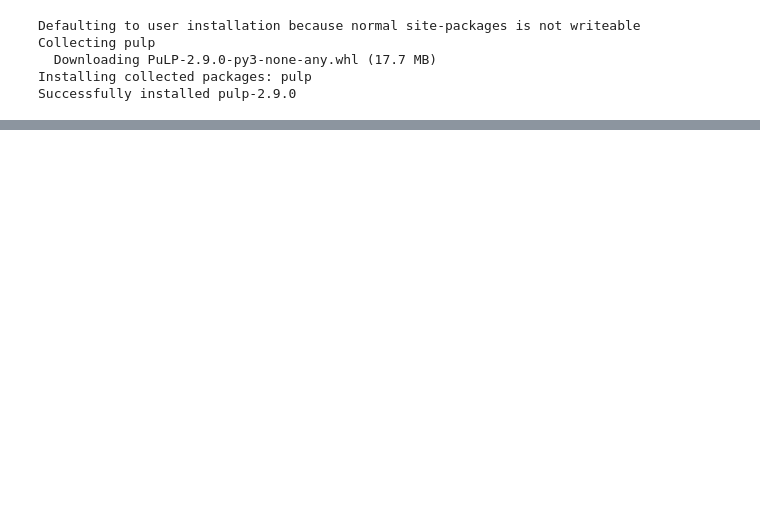
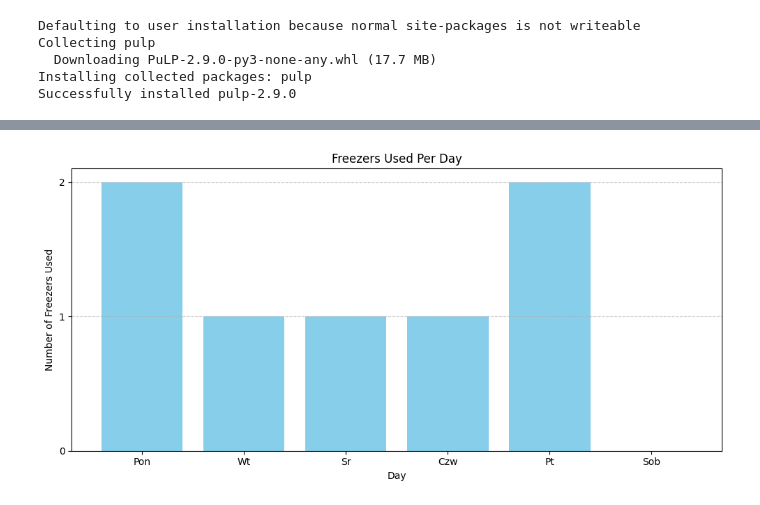
Before and after one commit to Gromiusz/bakery_optimization, a Jupyter notebook: piekarnia_ciasto.ipynb, the cells around one changed output, grey strips where cells are left out. Cells and saved outputs as stored; diff of their text form; code cells hidden in the pictures; blank space fills up the shorter version.

```diff
--- a/piekarnia_ciasto.ipynb
+++ b/piekarnia_ciasto.ipynb
@@ -206,0 +337,96 @@ Rogaliki_z_czekolada Sob        139.0        140.0        140.0      0.0
+# %%
+# Extended Results Display
+print("\nDetailed Results:")
+
+# Fridge usage
+print(f"\n{'Day':<10} {'Fridges Used':<15}")
+for day in days:
+    fridges_used = fridge_count_usage_vars[day].varValue
+    print(f"{day:<10} {fridges_used:<15}")
+
+# Batches produced
+print(f"\n{'Product':<20} {'Day':<10} {'Batches':<10}")
+for product in products:
+    for day in days:
+        batches = batch_vars[product, day].varValue
+        print(f"{product:<20} {day:<10} {batches:<10}")
+
+# Machine usage time
+print(f"\n{'Machine':<15} {'Day':<10} {'Total Time Used (h)':<20}")
+machine_usage = {machine: {day: 0 for day in days} for machine in machines}
+
+for day in days:
+    for subproduct in subproducts:
+        for machine in machines:
+            if machine in production_times[subproduct]:
+                machine_usage[machine][day] += sub_batch_vars[subproduct, day].varValue * production_times[subproduct][machine] / machines_available[machine]
+    for product in products:
+        for machine in machines:
+            if machine in production_times[product]:
+                machine_usage[machine][day] += batch_vars[product, day].varValue * production_times[product][machine] / machines_available[machine]
+
+for machine, usage in machine_usage.items():
+    for day, time_used in usage.items():
+        print(f"{machine:<15} {day:<10} {time_used:<20.2f}")
+
+
+import matplotlib.pyplot as plt
+import matplotlib.ticker as ticker
+import numpy as np
+
+# Dane do wykresów
+fridges_used_per_day = [fridge_count_usage_vars[day].varValue for day in days]
+
+batches_per_product_day = {
+    product: [batch_vars[product, day].varValue for day in days]
+    for product in products
+}
+
+machine_usage_per_day = {
+    machine: [machine_usage[machine][day] for day in days]
+    for machine in machines
+}
+
+# Wykres 1: Liczba używanych lodówek w każdym dniu
+plt.figure(figsize=(10, 5))
+plt.bar(days, fridges_used_per_day, color='skyblue')
+plt.title('Freezers Used Per Day')
+plt.xlabel('Day')
+plt.ylabel('Number of Freezers Used')
+plt.gca().yaxis.set_major_locator(ticker.MaxNLocator(integer=True))
+plt.grid(axis='y', linestyle='--', alpha=0.7)
+plt.tight_layout()
+plt.show()
+
+# Wykres 2: Liczba partii produkowanych dla każdego produktu każdego dnia
+plt.figure(figsize=(12, 6))
+x = np.arange(len(days))  # Pozycje x
+width = 0.15  # Szerokość słupków
+
+for i, (product, batches) in enumerate(batches_per_product_day.items()):
+    plt.bar(x + i * width, batches, width, label=product)
+
+plt.title('Batches Produced Per Product Per Day')
+plt.xlabel('Day')
+plt.ylabel('Number of Batches')
+plt.xticks(x + width * (len(products) / 2 - 0.5), days)
+plt.legend(title='Product')
+plt.gca().yaxis.set_major_locator(ticker.MaxNLocator(integer=True))
+plt.grid(axis='y', linestyle='--', alpha=0.7)
+plt.tight_layout()
+plt.show()
+
+# Wykres 3: Całkowity czas użycia maszyn w każdym dniu dla każdej maszyny
+plt.figure(figsize=(12, 6))
+
+for machine, usage in machine_usage_per_day.items():
+    plt.plot(days, usage, marker='o', label=machine)
+
+plt.title('Machine Usage Time Per Day')
+plt.xlabel('Day')
+plt.ylabel('Total Time Used (h)')
+plt.legend(title='Machine')
+plt.grid(axis='both', linestyle='--', alpha=0.7)
+plt.tight_layout()
+plt.show()
+# %% [output]
@@ -206,0 +450 @@ Rogaliki_z_czekolada Sob        139.0        140.0        140.0      0.0
+[figure, added]
```
Also changed, not shown: parts of 3 cells of this notebook.
